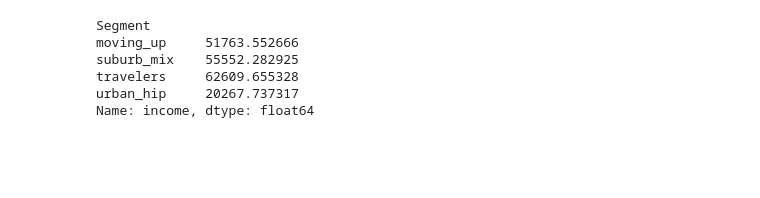
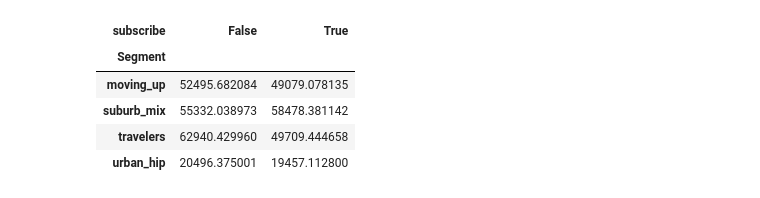
Before and after one commit to johnson80245/python, a Jupyter notebook: MRA ch 5.ipynb, the cells around one changed output. Drawn from its saved outputs; the diff is of its cells as text; code cells hidden in the pictures; blank space fills up the shorter version.

```diff
--- a/MRA ch 5.ipynb
+++ b/MRA ch 5.ipynb
@@ -117,16 +117,23 @@ segment_data.describe(include = 'all').T
 # %%
 #How to find the mean of the moving up segment
 segment_data.loc[segment_data.Segment == 'moving_up']['income'].mean()
 
 #Narrow it down to those who don't subscribe
 segment_data.loc[(segment_data['Segment'] == 'moving_up') &
                  (segment_data['subscribe'] == False)]['income'].mean()
+
 #Using group by to get the values for all groups
 segment_data.groupby('Segment')['income'].mean()
+
+#breaking out by multiple factors
+segment_data.groupby(['Segment','subscribe'])['income'].mean()
+
+#Using unstack to get a nicer looking format
+segment_data.groupby(['Segment','subscribe'])['income'].mean().unstack()
 # %% [output]
-Segment
-moving_up     51763.552666
-suburb_mix    55552.282925
-travelers     62609.655328
-urban_hip     20267.737317
-Name: income, dtype: float64
+| subscribe | False | True |
+| Segment |  |  |
+| moving_up | 52495.682084 | 49079.078135 |
+| suburb_mix | 55332.038973 | 58478.381142 |
+| travelers | 62940.429960 | 49709.444658 |
+| urban_hip | 20496.375001 | 19457.112800 |
```
Also changed, not shown: 1 other file.
